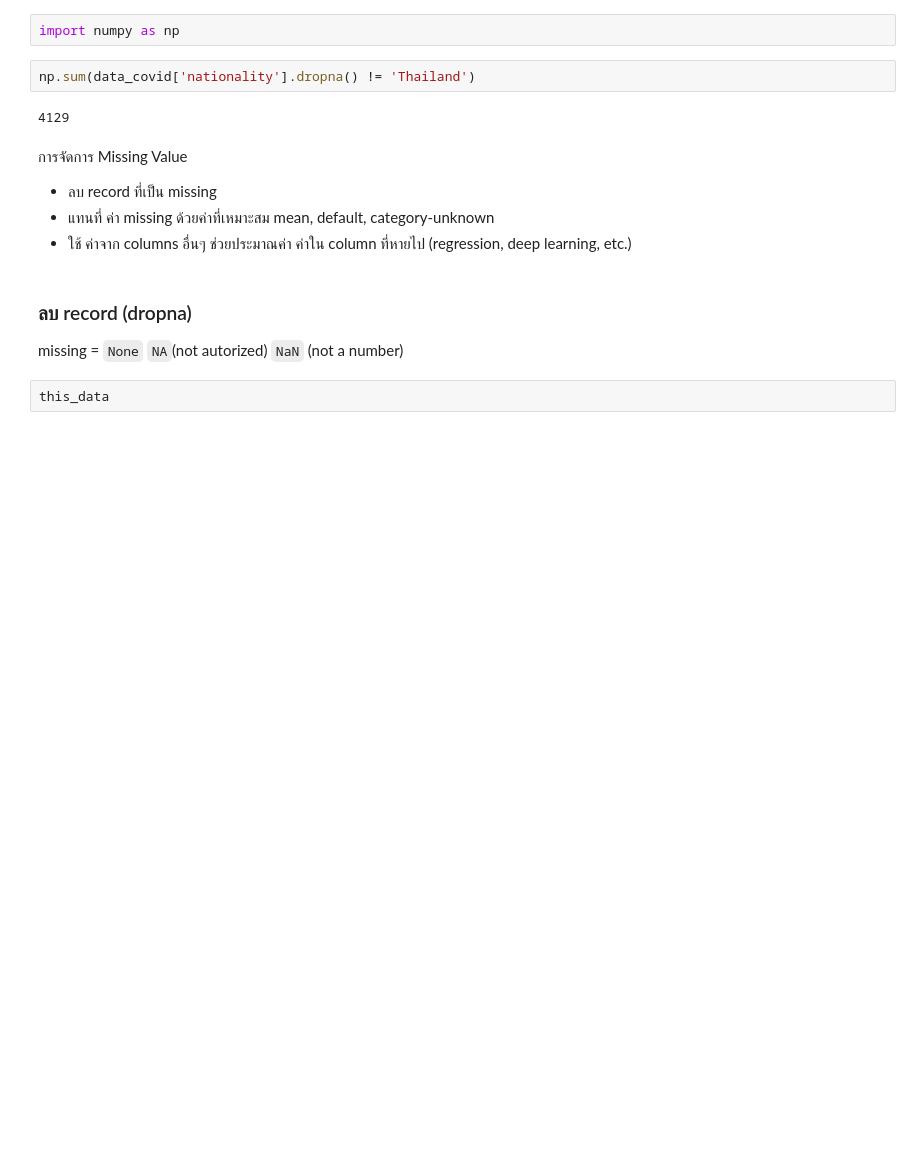
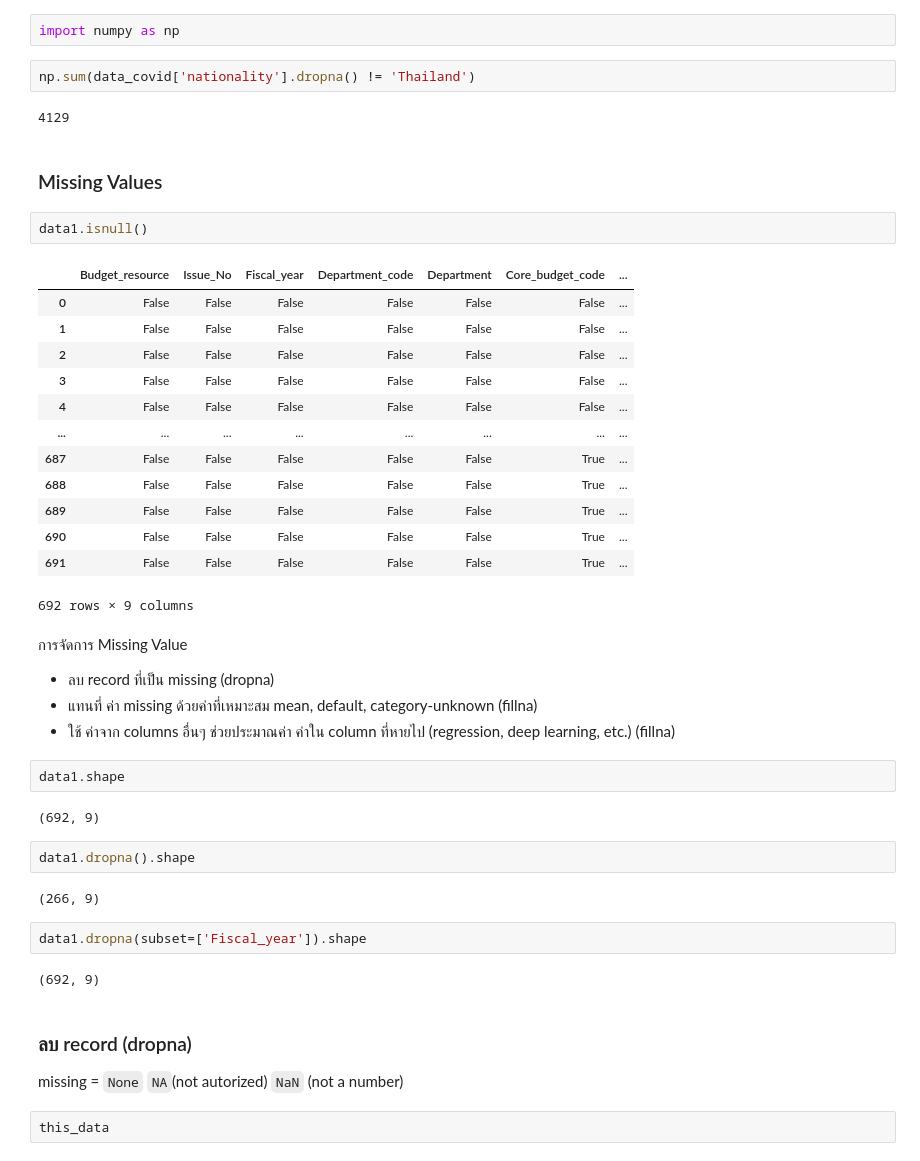
Before and after one commit to PhonphailinWS/python_dataviz2023, a Jupyter notebook: Pandas101.ipynb, the cells around one changed output. Saved outputs shown, nothing was run; the diff lists cells and outputs as text; blank space fills up the shorter version.

```diff
--- a/Pandas101.ipynb
+++ b/Pandas101.ipynb
@@ -789,12 +789,42 @@ import numpy as np
 np.sum(data_covid['nationality'].dropna() != 'Thailand')
 # %% [output]
 4129
+# %% [markdown]
+### Missing Values
+# %%
+data1.isnull()
+# %% [output]
+|  | Budget_resource | Issue_No | Fiscal_year | Department_code | Department | Core_budget_code | ... |
+| 0 | False | False | False | False | False | False | ... |
+| 1 | False | False | False | False | False | False | ... |
+| 2 | False | False | False | False | False | False | ... |
+| 3 | False | False | False | False | False | False | ... |
+| 4 | False | False | False | False | False | False | ... |
+| ... | ... | ... | ... | ... | ... | ... | ... |
+| 687 | False | False | False | False | False | True | ... |
+| 688 | False | False | False | False | False | True | ... |
+| 689 | False | False | False | False | False | True | ... |
+| 690 | False | False | False | False | False | True | ... |
+| 691 | False | False | False | False | False | True | ... |
+692 rows × 9 columns
 # %% [markdown]
 การจัดการ Missing Value
 
-- ลบ record ที่เป็น missing
-- แทนที่ ค่า missing ด้วยค่าที่เหมาะสม mean, default, category-unknown
-- ใช้ ค่าจาก columns อื่นๆ ช่วยประมาณค่า ค่าใน column ที่หายไป (regression, deep learning, etc.)
+- ลบ record ที่เป็น missing (dropna)
+- แทนที่ ค่า missing ด้วยค่าที่เหมาะสม mean, default, category-unknown (fillna)
+- ใช้ ค่าจาก columns อื่นๆ ช่วยประมาณค่า ค่าใน column ที่หายไป (regression, deep learning, etc.) (fillna)
+# %%
+data1.shape
+# %% [output]
+(692, 9)
+# %%
+data1.dropna().shape
+# %% [output]
+(266, 9)
+# %%
+data1.dropna(subset=['Fiscal_year']).shape
+# %% [output]
+(692, 9)
 # %% [markdown]
 ### ลบ record (dropna)
 
```
Also changed, not shown: parts of 3 cells of this notebook.
